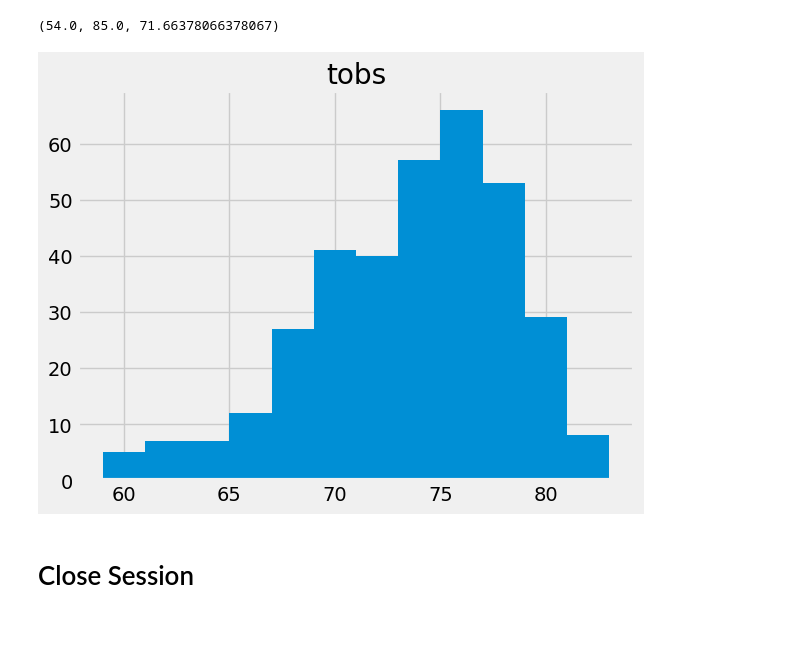
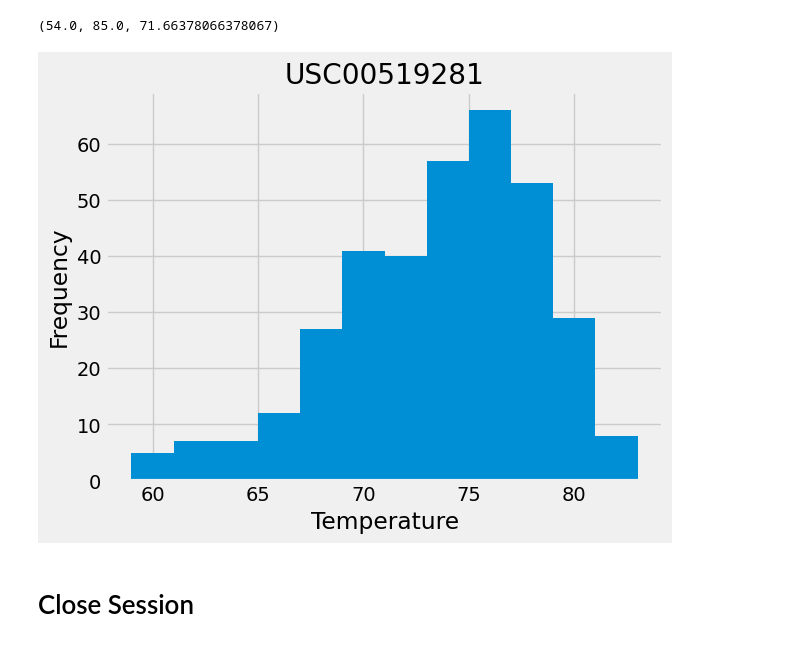
Before and after one commit to asavio23/sqlalchemy-challenge, a Jupyter notebook: sqlalchemy-challenge1/Starter_Code/climate_starter.ipynb, the cells around one changed output. Drawn from its saved outputs; the diff is of its cells as text; code cells hidden in the pictures.

```diff
--- a/sqlalchemy-challenge1/Starter_Code/climate_starter.ipynb
+++ b/sqlalchemy-challenge1/Starter_Code/climate_starter.ipynb
@@ -218,13 +157,15 @@ top_station_temps
 # %%
 # Using the most active station id
 # Query the last 12 months of temperature observation data for this station and plot the results as a histogram
 results = session.query(Measurement.tobs).filter(Measurement.date >= year_later).filter(Measurement.station == top_station).all()
 df2 = pd.DataFrame(results)
 df2.hist(bins=12)
-
+plt.title('USC00519281')
+plt.xlabel('Temperature')
+plt.ylabel('Frequency')
 plt.show()
 # %% [output]
-[figure, old version]
+[figure, new version]
 # %% [markdown]
 # Close Session
 # %%
```
Also changed, not shown: parts of 7 cells of this notebook.
